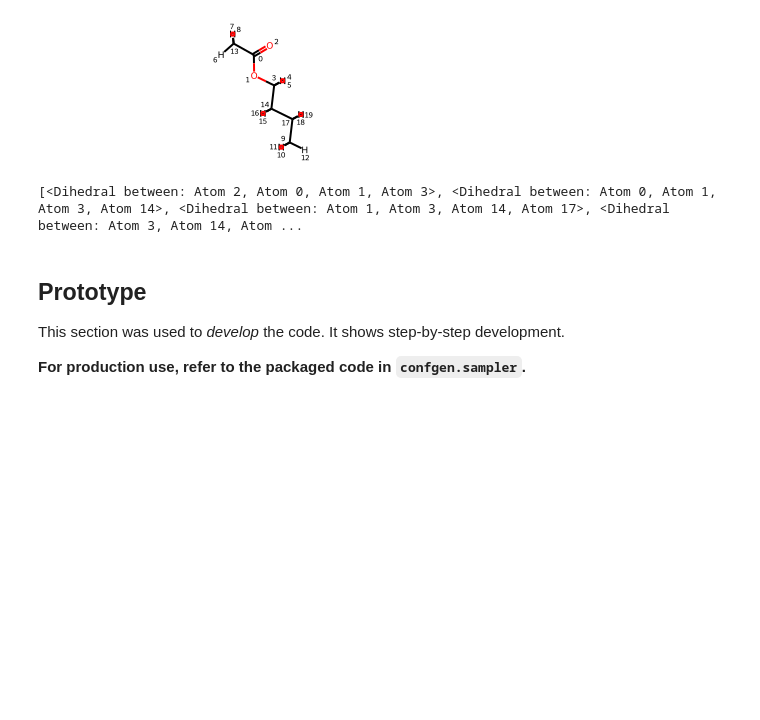
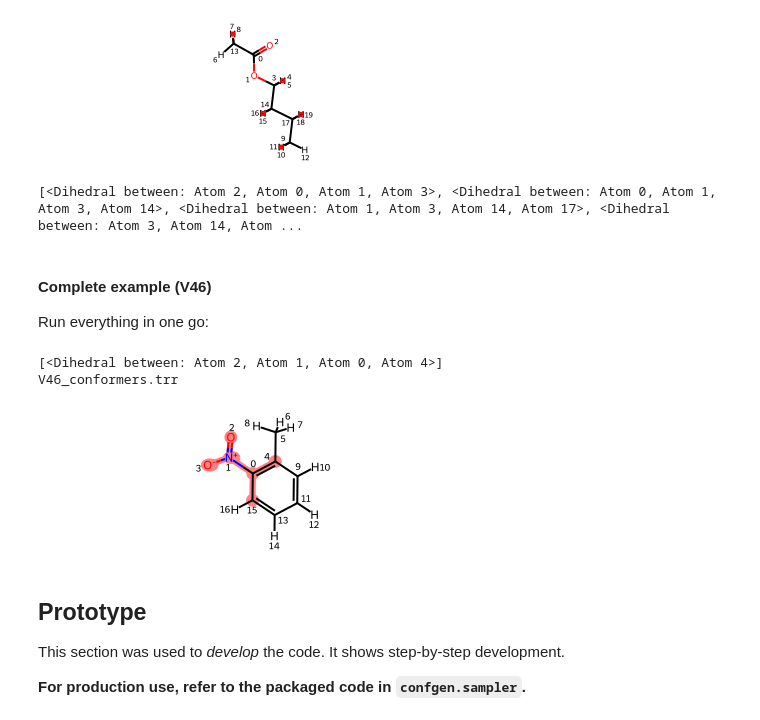
Before and after one commit to Becksteinlab/mdpow-molconfgen, a Jupyter notebook: notebooks/conformer_generator.ipynb, the cells around one changed output. Saved outputs shown, nothing was run; the diff lists cells and outputs as text; code cells hidden in the pictures; blank space fills up the shorter version.

Commit message:
add V46 example to notebook

```diff
--- a/notebooks/conformer_generator.ipynb
+++ b/notebooks/conformer_generator.ipynb
@@ -156,6 +156,29 @@ conformers = sampler.generate_conformers(mol, dihedrals)
 conformers.atoms.write(f"{molid}_conformers.trr", frames="all")
 # %% [output]
 [<Dihedral between: Atom 2, Atom 0, Atom 1, Atom 3>, <Dihedral between: Atom 0, Atom 1, Atom 3, Atom 14>, <Dihedral between: Atom 1, Atom 3, Atom 14, Atom 17>, <Dihedral between: Atom 3, Atom 14, Atom ...
+# %% [markdown]
+#### Complete example (V46)
+Run everything in one go:
+# %%
+def run_sampler(molid, num=12):
+    topdir = DATADIRS[molid]
+    u, mol = chem.load_mdpow_mol(topdir, add_labels=True)
+    dihedrals = chem.find_dihedrals(mol, u)
+
+    conformers = sampler.generate_conformers(mol, dihedrals, num=num)
+    filename = f"{molid}_conformers.trr"
+    conformers.atoms.write(filename, frames="all")
+
+    return u, mol, dihedrals, filename
+# %%
+u, mol, dihedrals, filename = run_sampler("V46", num=36)
+print(dihedrals)
+print(filename)
+mol
+# %% [output]
+[<Dihedral between: Atom 2, Atom 1, Atom 0, Atom 4>]
+V46_conformers.trr
+[figure, added]
 # %% [markdown]
 ## Prototype
 
```
